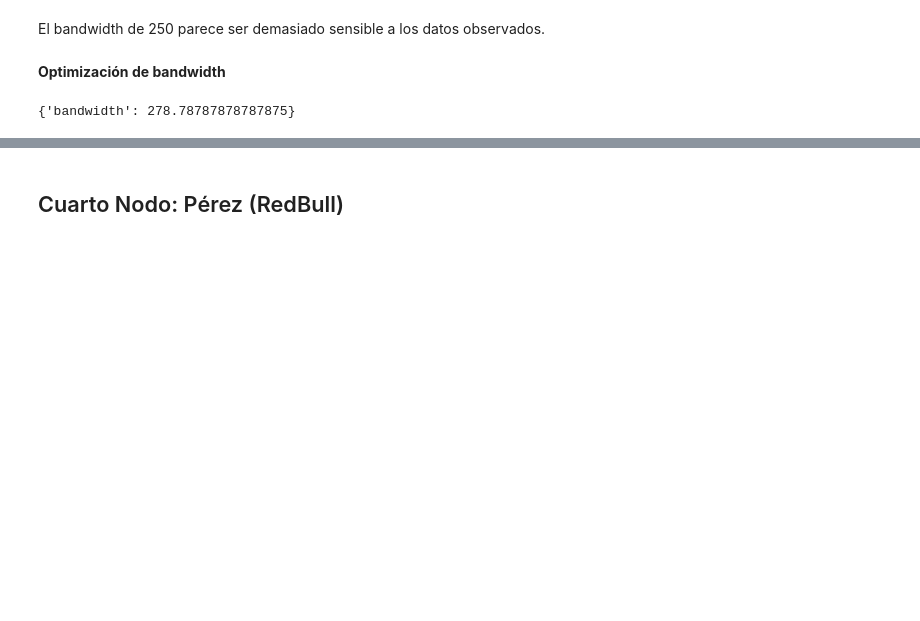
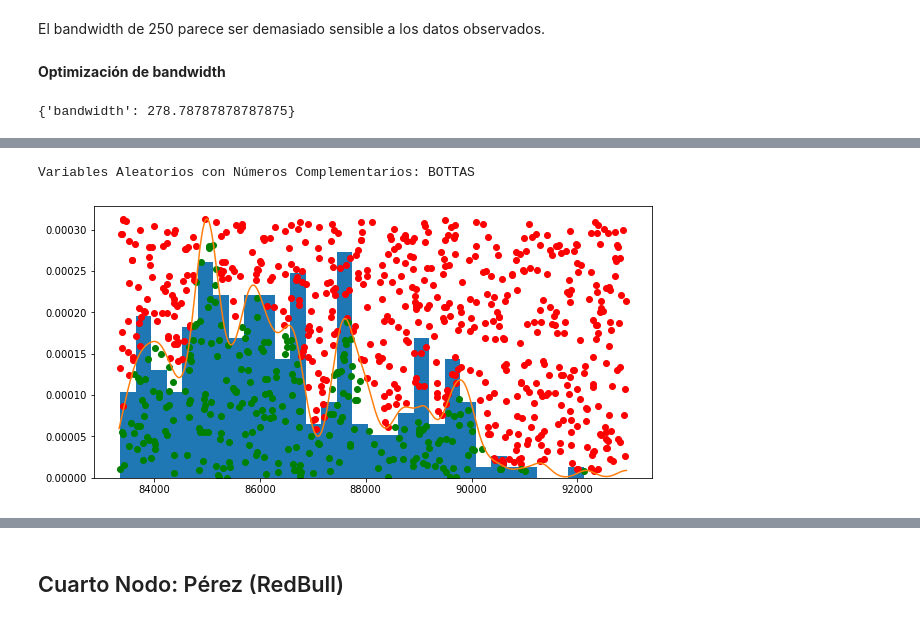
Before and after one commit to AndresLaresBarragan/ProyectoSPF, a Jupyter notebook: Nodo2.ipynb, the cells around one changed output, grey strips where cells are left out. Cells and saved outputs as stored; diff of their text form; code cells hidden in the pictures; blank space fills up the shorter version.

```diff
--- a/Nodo2.ipynb
+++ b/Nodo2.ipynb
@@ -962,0 +1023,12 @@ print(grid1.best_params_)
+# %%
+# II. Numeros complementarios
+
+plt.figure(figsize=(10,5))
+print('Variables Aleatorios con Números Complementarios: BOTTAS')
+R2_I = np.random.rand(N1) # uniformes entre 0 y 1
+R1_I = num_complem(a1,b1,N1) # uniformes entre min y max de las muestras.
+MAR1_II  = Acep_rechazo_n(R2_I, R1_I, PDF1, t1, 263)
+plt.show()
+# %% [output]
+Variables Aleatorios con Números Complementarios: BOTTAS
+[figure, added]
```
Also changed, not shown: parts of 47 cells of this notebook.
